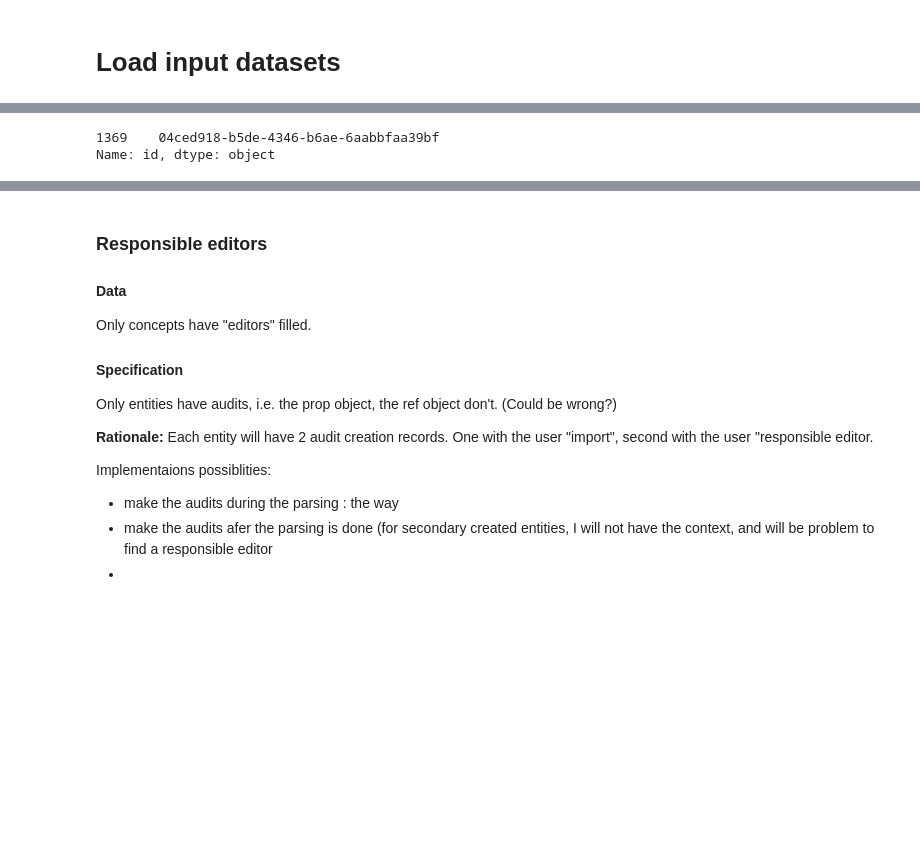
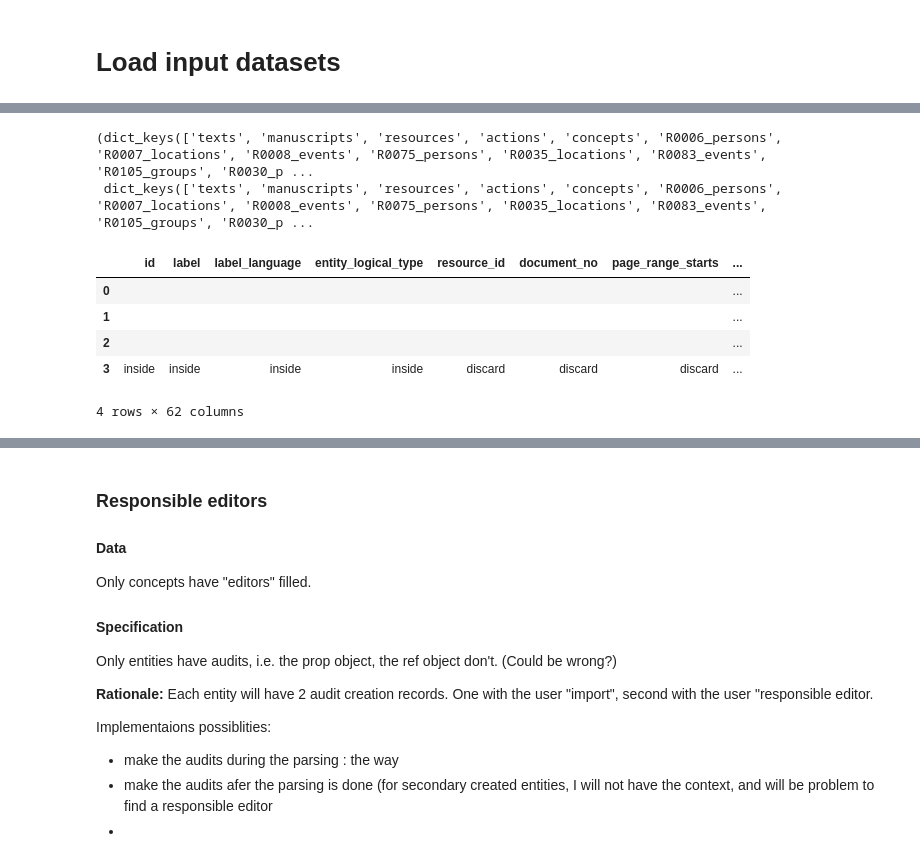
Before and after one commit to tomaham/InkVisitor, a Jupyter notebook: packages/database/scripts/parse-development.ipynb, the cells around one changed output, grey strips where cells are left out. Saved outputs shown, nothing was run; the diff lists cells and outputs as text; code cells hidden in the pictures; blank space fills up the shorter version.

```diff
--- a/packages/database/scripts/parse-development.ipynb
+++ b/packages/database/scripts/parse-development.ipynb
@@ -128,28 +128,33 @@ input_sheets = {
     "R0008_events" : ("Events","1mLevawnoZVLQv6qINaSfiyi1NNlfJzTZevinRSSQVPo", 5, ['id','spatial_ref_value_id','participant_id','inquisitor_id','notary_id','witness_assessor_id','accuser_id','accused_id','mentioned_id','denied_id','marked_as_incriminated_id','temporal_ref_1_value_id','temporal_ref_2_value_id']),
     # Guglielmites EVENTS https://docs.google.com/spreadsheets/d/1mLevawnoZVLQv6qINaSfiyi1NNlfJzTZevinRSSQVPo/edit#gid=0,
     "R0075_persons" : ("Persons","1Tyi4DYnHDeTs8tuz9rxN3wyq1LqLWWp_ZPgOimQoxf8", 5, ['id','origin_or_residence_id','residence_id','relations_1_value_id','relations_2_value_id','relations_3_value_id','relations_4_value_id','relations_5_value_id','relations_6_value_id','relations_7_value_id','relations_8_value_id','relations_9_value_id','relations_10_value_id','relations_11_value_id','relations_12_value_id','relations_13_value_id','origin_id','occupation_id','office_id']), # Piedmont Castellario Persons, https://docs.google.com/spreadsheets/u/1/d/1Tyi4DYnHDeTs8tuz9rxN3wyq1LqLWWp_ZPgOimQoxf8/edit#gid=0
-    "R0035_locations" : ("Locations","1VwUDnAMJ8mWvL-54K-OnZmguB-rALnJjtGG2IGNBqIU", 5, ['id','locationrelation1_value_id','locationrelation2_value_id']) ,# Piedmont Castellario Locations, https://docs.google.com/spreadsheets/d/1VwUDnAMJ8mWvL-54K-OnZmguB-rALnJjtGG2IGNBqIU/edit#gid=0
+    "R0035_locations" : ("Locations","1VwUDnAMJ8mWvL-54K-OnZmguB-rALnJjtGG2IGNBqIU", 5, ['id','locationrelation1_value_id','locationrelation2_value_id','identificate_id','superordinate_location_id']) ,# Piedmont Castellario Locations, https://docs.google.com/spreadsheets/d/1VwUDnAMJ8mWvL-54K-OnZmguB-rALnJjtGG2IGNBqIU/edit#gid=0
     "R0083_events" : ("Events","1M5uhJsbjUCxWP_avYQM0fr1Hm0GXVmYuDvqSoEuUAbs", 5, ['id','spatial_ref_value_id','participant_id','inquisitor_id','notary_id','witness_assessor_id','accuser_id','accused_id','mentioned_id','denied_id','temporal_ref_1_value_id','temporal_ref_2_value_id']),
     # Castellario Incriminations https://docs.google.com/spreadsheets/u/1/d/1M5uhJsbjUCxWP_avYQM0fr1Hm0GXVmYuDvqSoEuUAbs/edit#gid=0
-     "RXXXX_groups" : ("Groups","1IqislE4C0GM45Wvlg9JW2QmzqvR7LgjA5TZTkM143U4", 5, ['id']) ,# Piedmont Castellario Groups, https://docs.google.com/spreadsheets/d/1IqislE4C0GM45Wvlg9JW2QmzqvR7LgjA5TZTkM143U4/edit#gid=0
+     "R0105_groups" : ("Groups","1IqislE4C0GM45Wvlg9JW2QmzqvR7LgjA5TZTkM143U4", 5, ['id','has_member_id']) ,# Piedmont Castellario Groups, https://docs.google.com/spreadsheets/d/1IqislE4C0GM45Wvlg9JW2QmzqvR7LgjA5TZTkM143U4/edit#gid=0
 
 
-    "R0030_persons" : ("Persons","1W8YTiKBZZOi_682guwH7N9aEX_qINi9D3qBM8u96Fhk", 5, ['id','residence_id','social_relation1_value_id','social_relation2_value_id','social_relation3_value_id','social_relation4_type_id','social_relation5_value_id']), # Bologna Persons, https://docs.google.com/spreadsheets/d/1W8YTiKBZZOi_682guwH7N9aEX_qINi9D3qBM8u96Fhk/edit#gid=0
+    "R0030_persons" : ("Persons","1W8YTiKBZZOi_682guwH7N9aEX_qINi9D3qBM8u96Fhk", 5, ['id','residence_id', 'origin_id','social_relation1_value_id','social_relation2_value_id','social_relation3_value_id','social_relation4_value_id','social_relation5_value_id']), # Bologna Persons, https://docs.google.com/spreadsheets/d/1W8YTiKBZZOi_682guwH7N9aEX_qINi9D3qBM8u96Fhk/edit#gid=0
     "R0087_groups" : ("Groups","1WuTIsyBaC7aD_o8xtS3VcZ8_lmA5T-SABKPIkHyWsPw", 5, ['id']), # Bologna Groups, https://docs.google.com/spreadsheets/d/1WuTIsyBaC7aD_o8xtS3VcZ8_lmA5T-SABKPIkHyWsPw/edit#gid=0
     "R0031_locations" : ("Locations","1AvGxtm3fSg9sl8CrjKiLaLLwTFaerSiz3wBUUjl2Il8", 5, ['id','superordinate_location_id','province_modern_id','locationrelation1_value_id']) ,# Bologna Locations, https://docs.google.com/spreadsheets/d/1AvGxtm3fSg9sl8CrjKiLaLLwTFaerSiz3wBUUjl2Il8
     "R0082_events" : ("Events","1qYTMaY-DwI2XiFTLUL9tiGC7ah9Lkm0YeKWXw6V0yog", 5, ['id','participant_id','inquisitor_id','notary_id','witness_assessor_id','spatial_ref_value_id','accuser_id','accused_id','mentioned_id','denied_id']), # Bologna Trial Events, https://docs.google.com/spreadsheets/d/1qYTMaY-DwI2XiFTLUL9tiGC7ah9Lkm0YeKWXw6V0yog/edit#gid=0
 
-    "R0039_persons" : ("Persons","1jV9RBSZHSsKiMpJIrB58YdsaPxjBe3RxNLpR1ODJyWU", 5, ['id','residence_id','origin_id','origin_or_residence_id','relation1_value_id','relation2_value_id','relation3_value_id','relation4_value_id']), # Carcassone HHH Persons, https://docs.google.com/spreadsheets/d/1jV9RBSZHSsKiMpJIrB58YdsaPxjBe3RxNLpR1ODJyWU/edit#gid=0
+    "R0039_persons" : ("Persons","1jV9RBSZHSsKiMpJIrB58YdsaPxjBe3RxNLpR1ODJyWU", 5, ['id','residence_id','origin_id','origin_or_residence_id','relation1_value_id','relation2_value_id','relation3_value_id','relation4_value_id', 'property_value_id']), # Carcassone HHH Persons, https://docs.google.com/spreadsheets/d/1jV9RBSZHSsKiMpJIrB58YdsaPxjBe3RxNLpR1ODJyWU/edit#gid=0
 
-    # NO GROUPS
+    # NO GROUPS in Carcassonne
 
     "R0040_locations" : ("Locations","1FSLbf0IE4zpchuHL1hHOsJEx0jgYGSoHU5RZzt86jLI", 5, ['id','superordinate_location_id','locationrelation1_target_id','locationrelation2_target_id']) ,# Carcassone HHH  Locations, https://docs.google.com/spreadsheets/d/1FSLbf0IE4zpchuHL1hHOsJEx0jgYGSoHU5RZzt86jLI/edit#gid=0
     "R0079_events" : ("Events","1i0XTsxvhP0vkHXoWEDTNtpuQIg-lWNY7jSOyjMZMHbw", 5, ['id','person_before_court_id','inquisitor_id','notary_id','witness_assessor_id','spatial_ref_value_id','accuser_id','accused_id','mentioned_id','denied_id']), # Carcassone HHH  Trial Events, https://docs.google.com/spreadsheets/d/1i0XTsxvhP0vkHXoWEDTNtpuQIg-lWNY7jSOyjMZMHbw/edit#gid=0
 
-    "R0076_persons" : ("Persons","1yIT3kK9OdslT5FykzTjV1kDPkNVZfhIuayzqTK3hgA4", 5, ['id','relations_1_value_id','relations_2_value_id','origin_or_residence_id','residence_id']), # Casasco Persons, https://docs.google.com/spreadsheets/d/1yIT3kK9OdslT5FykzTjV1kDPkNVZfhIuayzqTK3hgA4/edit#gid=0
-    "R0074_locations" : ("Locations","1lUKyrZu9r9do9zXjzF7GUhMDgihXVYszwuOA5imuCDc", 5, ['id','locationrelation1_value_id','locationrelation2_value_id']) ,# Casasco  Locations, https://docs.google.com/spreadsheets/d/1lUKyrZu9r9do9zXjzF7GUhMDgihXVYszwuOA5imuCDc/edit#gid=0
+    "R0076_persons" : ("Persons","1yIT3kK9OdslT5FykzTjV1kDPkNVZfhIuayzqTK3hgA4", 5, ['id','relations_1_value_id','relations_2_value_id','origin_or_residence_id','residence_id','origin_id']), # Casasco Persons, https://docs.google.com/spreadsheets/d/1yIT3kK9OdslT5FykzTjV1kDPkNVZfhIuayzqTK3hgA4/edit#gid=0
+    "R0074_locations" : ("Locations","1lUKyrZu9r9do9zXjzF7GUhMDgihXVYszwuOA5imuCDc", 5, ['id','locationrelation1_value_id','locationrelation2_value_id','superordinate_location_id','identificate_id']) ,# Casasco  Locations, https://docs.google.com/spreadsheets/d/1lUKyrZu9r9do9zXjzF7GUhMDgihXVYszwuOA5imuCDc/edit#gid=0
     "R0104_events" : ("Events","1XQCBAG__LXnYXmsCiDq-l6iO9cXZTyr4yXV0ISAm-sQ", 5, ['id','participant_id','inquisitor_id','notary_id','witness_id','spatial_ref_value_id','temporal_ref_1_value_id','temporal_ref_2_value_id','accuser_id','accused_id','mentioned_id','denied_id']) # Casasco Trial Events, https://docs.google.com/spreadsheets/d/1XQCBAG__LXnYXmsCiDq-l6iO9cXZTyr4yXV0ISAm-sQ/edit#gid=0
 }
+
+
+# table of tables
+# https://docs.google.com/spreadsheets/d/13eVorFf7J9R8YzO7TmJRVLzIIwRJS737r7eFbH1boyE/edit#gid=583750775
+
 
 # resource IDs
 # R0006 Guglielmites Persons
@@ -159,6 +164,7 @@ input_sheets = {
 # R0035	Piedmont Locations Castellario
 # R0075	Persons Castellario
 # R0083 Castellario Incriminations
+# R0105 Castellario Groups
 
 # RXXXX     Castellario Groups, https://docs.google.com/spreadsheets/d/1IqislE4C0GM45Wvlg9JW2QmzqvR7LgjA5TZTkM143U4/edit#gid=0
 
@@ -198,11 +204,11 @@ table_to_entity = {
     "R0075_persons" : "IPerson",
     "R0035_locations": "ILocation",
     "R0083_events": "IEvent",
-    "RXXXX_events": "IGroup",
+    "R0105_groups": "IGroup",
     "R0030_persons" : "IPerson",
+    "R0087_persons" : "IGroup",
     "R0031_locations": "ILocation",
     "R0082_events": "IEvent",
-    "R0087_events": "IGroup",
     "R0039_persons" : "IPerson",
     "R0040_locations": "ILocation",
     "R0079_events": "IEvent",
@@ -213,5 +219,3 @@ table_to_entity = {
 
 root_sheet_url = "https://docs.google.com/spreadsheets/d/"
 google_api_dotenv_path = "../env/.env.googleapi"  # contains google api specs for sheet access with Dator
-schema_path = '../schemas/' # path for dir with schemas
-json_schemas = {}  # holder for schemas, so they can be used for jsonschema validate
@@ -447,6 +298,10 @@ entity_ids = {}
 # partial load
 # partial_load = ['R0075_persons', 'R0035_locations','R0083_events']
 # partial_load = ['R0035_locations']
+# partial_load = ['R0039_persons', 'R0040_locations','R0079_events']
+# partial_load = ['R0076_persons', 'R0074_locations','R0104_events']
+
+# partial_load = ['R0030_persons', 'R0031_locations','R0082_events']
 partial_load = []
 
 # empty value unifier
@@ -479,25 +334,25 @@ casearea_to_entity_suffix = {
         "P" : "R0075",
         "L" : "R0035",
         "E" : "R0083",
-        "G" : "RXXXX",
+        "G" : "R0105",
     },
     "R0035" : {
         "P" : "R0075",
         "L" : "R0035",
         "E" : "R0083",
-        "G" : "RXXXX",
+        "G" : "R0105",
     },
     "R0083" : {
         "P" : "R0075",
         "L" : "R0035",
         "E" : "R0083",
-        "G" : "RXXXX",
+        "G" : "R0105",
     },
-    "RXXXX" : {
+    "R0105" : {
         "P" : "R0075",
         "L" : "R0035",
         "E" : "R0083",
-        "G" : "RXXXX",
+        "G" : "R0105",
     },
     "R0087" : {
           "P" : "R0030",
@@ -619,7 +474,7 @@ for key, sheet in load_sheets.items():
     # inform instructive header about the new column and what to do with it
     header_infos[key]['legacyId'] = ""
     header_infos[key].at[3,'legacyId'] = "inside"
-    tables[key]['id'] = tables[key].apply(lambda x: get_uuid_id(), axis=1)  # generate unique id for each row
+    tables[key]['id'] = tables[key].apply(lambda x: inkimplib.get_uuid_id(), axis=1)  # generate unique id for each row
     # make id dictionaries (it is much faster to search for keys there in legacyId>id retrievals)
     ed = tables[key][["legacyId","id"]].set_index("legacyId")
 
@@ -695,5 +540,14 @@ df[df['label']=='social category']
-# %%
-df[df['label']=='occupation']['id']
-# %% [output]
-1369    04ced918-b5de-4346-b6ae-6aabbfaa39bf
-Name: id, dtype: object
+# %%
+tables.keys(), header_infos.keys()
+# %% [output]
+(dict_keys(['texts', 'manuscripts', 'resources', 'actions', 'concepts', 'R0006_persons', 'R0007_locations', 'R0008_events', 'R0075_persons', 'R0035_locations', 'R0083_events', 'R0105_groups', 'R0030_p ...
+ dict_keys(['texts', 'manuscripts', 'resources', 'actions', 'concepts', 'R0006_persons', 'R0007_locations', 'R0008_events', 'R0075_persons', 'R0035_locations', 'R0083_events', 'R0105_groups', 'R0030_p ...
+# %%
+header_infos['R0082_events']
+# %% [output]
+|  | id | label | label_language | entity_logical_type | resource_id | document_no | page_range_starts | ... |
+| 0 |  |  |  |  |  |  |  | ... |
+| 1 |  |  |  |  |  |  |  | ... |
+| 2 |  |  |  |  |  |  |  | ... |
+| 3 | inside | inside | inside | inside | discard | discard | discard | ... |
+4 rows × 62 columns
```
Also changed, not shown: parts of 44 cells of this notebook, 10 other files.
